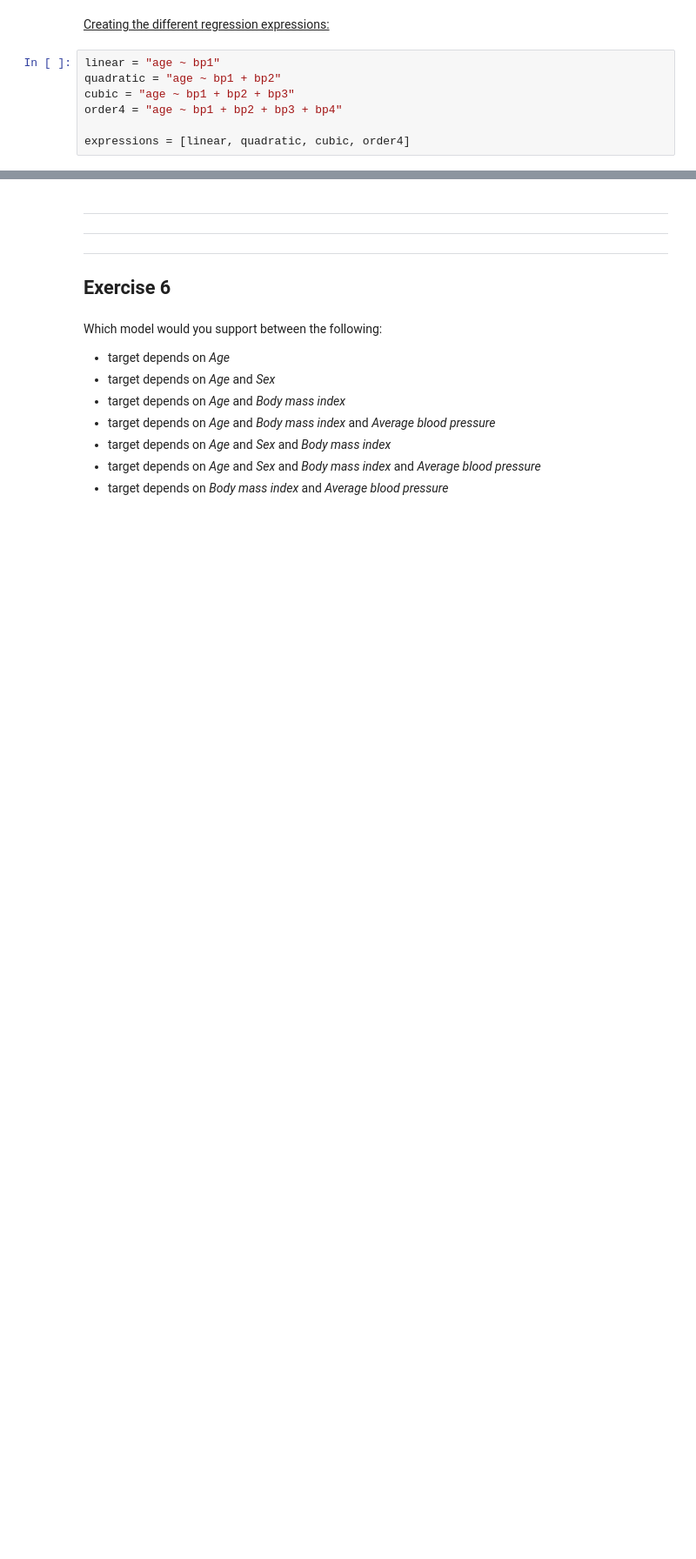
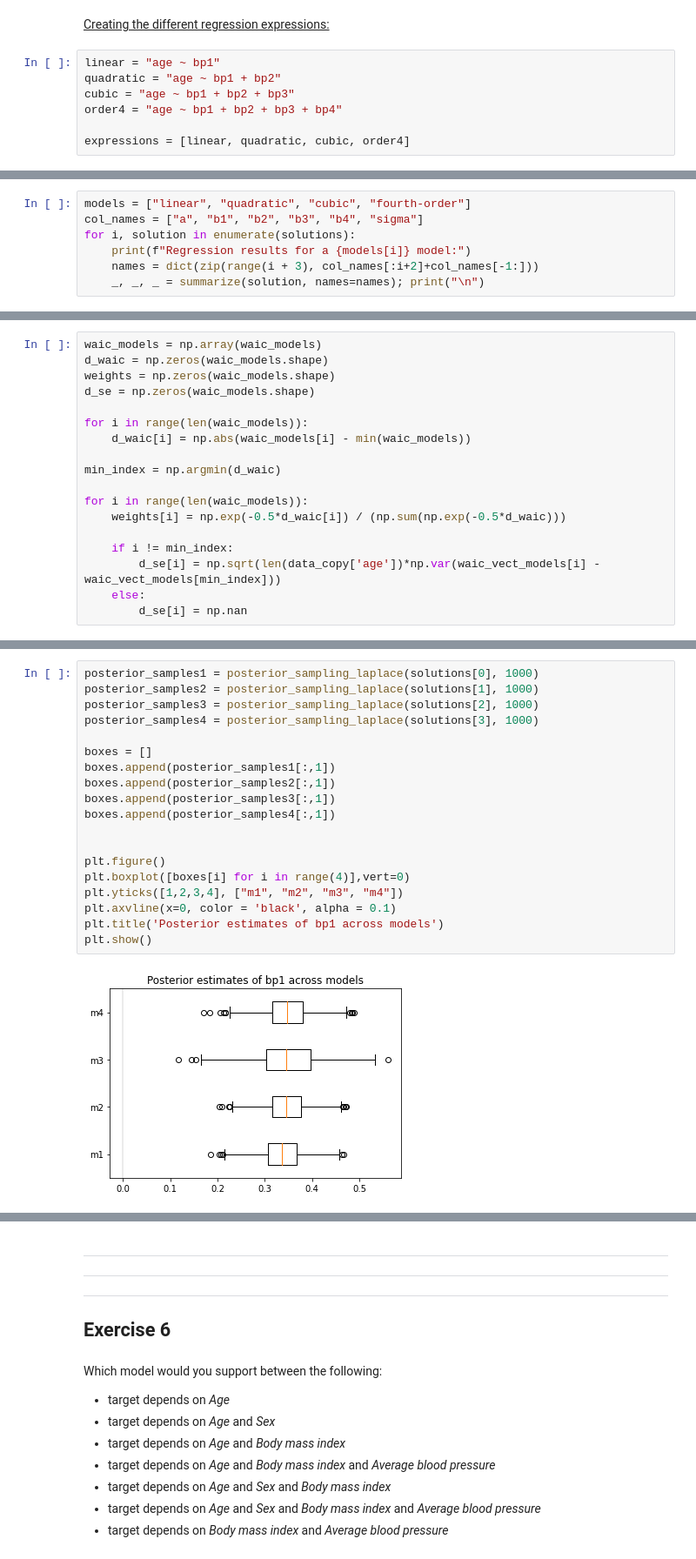
Before and after one commit to qlero/UCA_MSc-DS2, a Jupyter notebook: bayesian_learning/assignments/assignment_2/assignments_2.ipynb, the cells around one changed output, grey strips where cells are left out. Shown at 87% size. Saved outputs shown, nothing was run; the diff lists cells and outputs as text; blank space fills up the shorter version.

```diff
--- a/bayesian_learning/assignments/assignment_2/assignments_2.ipynb
+++ b/bayesian_learning/assignments/assignment_2/assignments_2.ipynb
@@ -1337,0 +1378,7 @@ print(se_model1)
+# %%
+models = ["linear", "quadratic", "cubic", "fourth-order"]
+col_names = ["a", "b1", "b2", "b3", "b4", "sigma"]
+for i, solution in enumerate(solutions):
+    print(f"Regression results for a {models[i]} model:")
+    names = dict(zip(range(i + 3), col_names[:i+2]+col_names[-1:]))
+    _, _, _ = summarize(solution, names=names); print("\n")
@@ -1337,0 +1438,18 @@ print(se_model1)
+# %%
+waic_models = np.array(waic_models)
+d_waic = np.zeros(waic_models.shape)
+weights = np.zeros(waic_models.shape)
+d_se = np.zeros(waic_models.shape)
+
+for i in range(len(waic_models)):
+    d_waic[i] = np.abs(waic_models[i] - min(waic_models))
+
+min_index = np.argmin(d_waic)
+
+for i in range(len(waic_models)):
+    weights[i] = np.exp(-0.5*d_waic[i]) / (np.sum(np.exp(-0.5*d_waic)))
+
+    if i != min_index:
+        d_se[i] = np.sqrt(len(data_copy['age'])*np.var(waic_vect_models[i] - waic_vect_models[min_index]))
+    else:
+        d_se[i] = np.nan
@@ -1337,0 +1485,21 @@ print(se_model1)
+# %%
+posterior_samples1 = posterior_sampling_laplace(solutions[0], 1000)
+posterior_samples2 = posterior_sampling_laplace(solutions[1], 1000)
+posterior_samples3 = posterior_sampling_laplace(solutions[2], 1000)
+posterior_samples4 = posterior_sampling_laplace(solutions[3], 1000)
+
+boxes = []
+boxes.append(posterior_samples1[:,1])
+boxes.append(posterior_samples2[:,1])
+boxes.append(posterior_samples3[:,1])
+boxes.append(posterior_samples4[:,1])
+
+
+plt.figure()
+plt.boxplot([boxes[i] for i in range(4)],vert=0)
+plt.yticks([1,2,3,4], ["m1", "m2", "m3", "m4"])
+plt.axvline(x=0, color = 'black', alpha = 0.1)
+plt.title('Posterior estimates of bp1 across models')
+plt.show()
+# %% [output]
+[figure, added]
```
Also changed, not shown: parts of 32 cells of this notebook, 1 other file.
